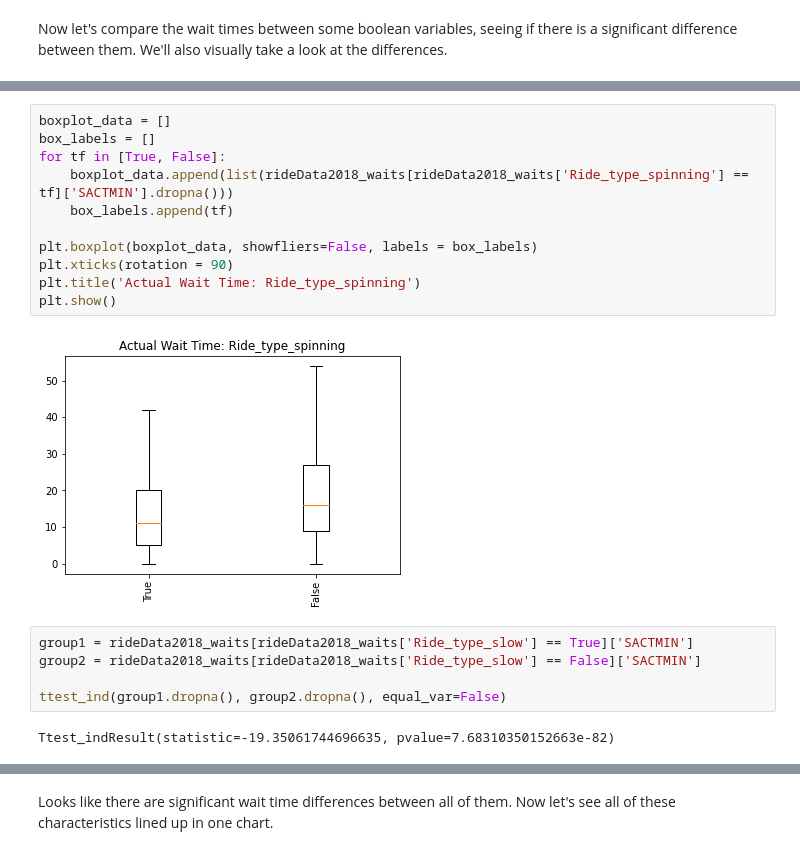
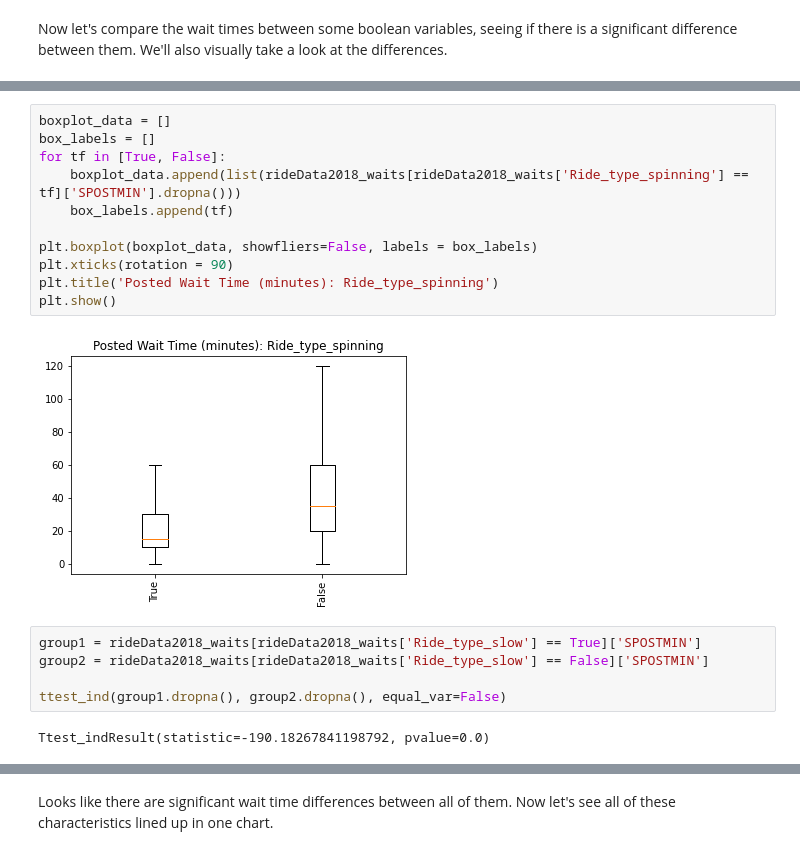
Before and after one commit to DisneyWorldWaitTimes/WaitTimeExplorationAndPrediction, a Jupyter notebook: notebooks/Exploratory Data Analysis.ipynb, the cells around one changed output, grey strips where cells are left out. Cells and saved outputs as stored; diff of their text form.

```diff
--- a/notebooks/Exploratory Data Analysis.ipynb
+++ b/notebooks/Exploratory Data Analysis.ipynb
@@ -157,20 +157,20 @@ Ttest_indResult(statistic=-19.615152973468227, pvalue=5.652283903794417e-83)
-# %%
-boxplot_data = []
-box_labels = []
-for tf in [True, False]:
-    boxplot_data.append(list(rideData2018_waits[rideData2018_waits['Ride_type_spinning'] == tf]['SACTMIN'].dropna()))
-    box_labels.append(tf)
-
-plt.boxplot(boxplot_data, showfliers=False, labels = box_labels)
-plt.xticks(rotation = 90)
-plt.title('Actual Wait Time: Ride_type_spinning')
-plt.show()
-# %% [output]
-[figure, removed]
+# %%
+boxplot_data = []
+box_labels = []
+for tf in [True, False]:
+    boxplot_data.append(list(rideData2018_waits[rideData2018_waits['Ride_type_spinning'] == tf]['SPOSTMIN'].dropna()))
+    box_labels.append(tf)
+
+plt.boxplot(boxplot_data, showfliers=False, labels = box_labels)
+plt.xticks(rotation = 90)
+plt.title('Posted Wait Time (minutes): Ride_type_spinning')
+plt.show()
+# %% [output]
+[figure, added]
 # %%
-group1 = rideData2018_waits[rideData2018_waits['Ride_type_slow'] == True]['SACTMIN']
-group2 = rideData2018_waits[rideData2018_waits['Ride_type_slow'] == False]['SACTMIN']
+group1 = rideData2018_waits[rideData2018_waits['Ride_type_slow'] == True]['SPOSTMIN']
+group2 = rideData2018_waits[rideData2018_waits['Ride_type_slow'] == False]['SPOSTMIN']
 
 ttest_ind(group1.dropna(), group2.dropna(), equal_var=False)
 # %% [output]
-Ttest_indResult(statistic=-19.35061744696635, pvalue=7.68310350152663e-82)
+Ttest_indResult(statistic=-190.18267841198792, pvalue=0.0)
```
Also changed, not shown: parts of 42 cells of this notebook.
